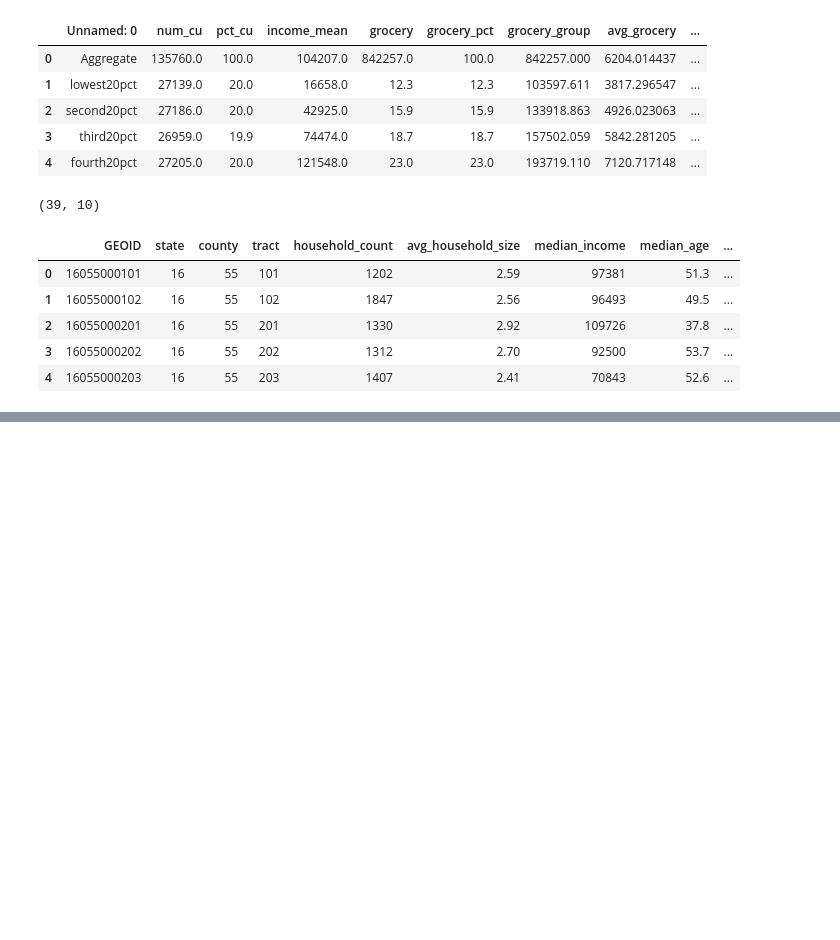
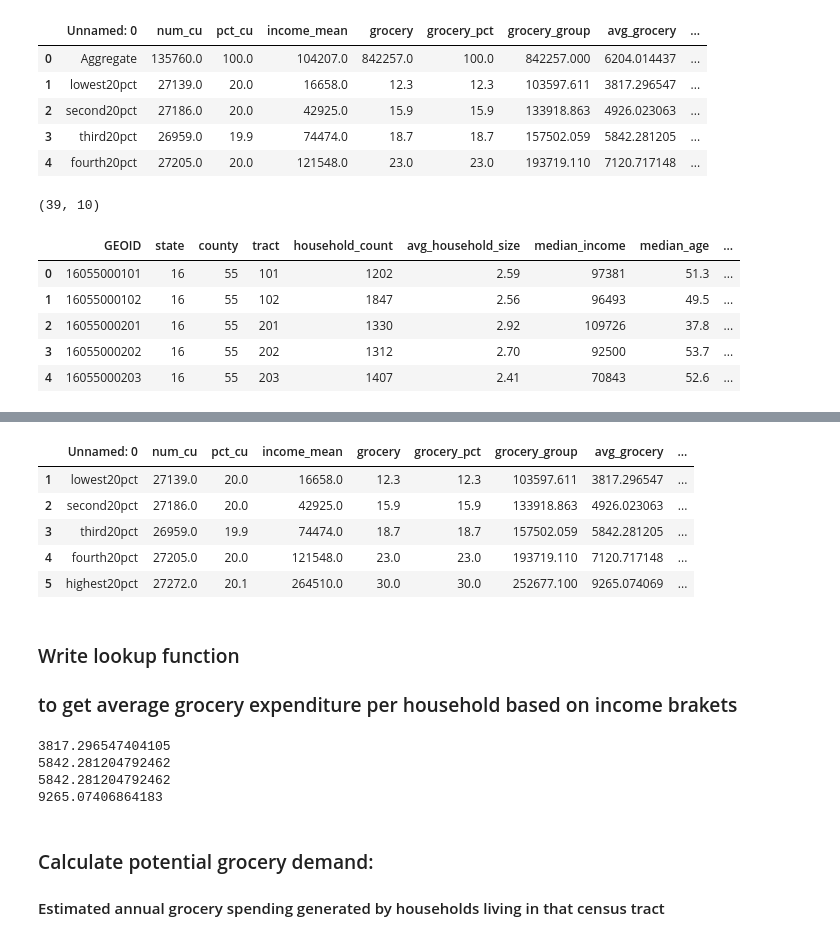
Before and after one commit to wuwu2099/grocery-demand-estimation, a Jupyter notebook: notebooks/03_build_spatial_dataset.ipynb, the cells around one changed output, grey strips where cells are left out. Saved outputs shown, nothing was run; the diff lists cells and outputs as text; code cells hidden in the pictures; blank space fills up the shorter version.

```diff
--- a/notebooks/03_build_spatial_dataset.ipynb
+++ b/notebooks/03_build_spatial_dataset.ipynb
@@ -67,0 +167,14 @@ demo.head()
+# %%
+ce = expend[1:]
+# %%
+ce.head()
+# %% [output]
+|  | Unnamed: 0 | num_cu | pct_cu | income_mean | grocery | grocery_pct | grocery_group | avg_grocery | ... |
+| 1 | lowest20pct | 27139.0 | 20.0 | 16658.0 | 12.3 | 12.3 | 103597.611 | 3817.296547 | ... |
+| 2 | second20pct | 27186.0 | 20.0 | 42925.0 | 15.9 | 15.9 | 133918.863 | 4926.023063 | ... |
+| 3 | third20pct | 26959.0 | 19.9 | 74474.0 | 18.7 | 18.7 | 157502.059 | 5842.281205 | ... |
+| 4 | fourth20pct | 27205.0 | 20.0 | 121548.0 | 23.0 | 23.0 | 193719.110 | 7120.717148 | ... |
+| 5 | highest20pct | 27272.0 | 20.1 | 264510.0 | 30.0 | 30.0 | 252677.100 | 9265.074069 | ... |
+# %% [markdown]
+### Write lookup function
+### to get average grocery expenditure per household based on income brakets
@@ -67,0 +191,10 @@ demo.head()
+# %%
+print(get_avg_grocery(25000))
+print(get_avg_grocery(60000))
+print(get_avg_grocery(82000))
+print(get_avg_grocery(180000))
+# %% [output]
+3817.296547404105
+5842.281204792462
+5842.281204792462
+9265.07406864183
@@ -67,0 +203,3 @@ demo.head()
+# %% [markdown]
+### Calculate potential grocery demand:
+#### Estimated annual grocery spending generated by households living in that census tract
```
Also changed, not shown: parts of 25 cells of this notebook, 2 other files.
